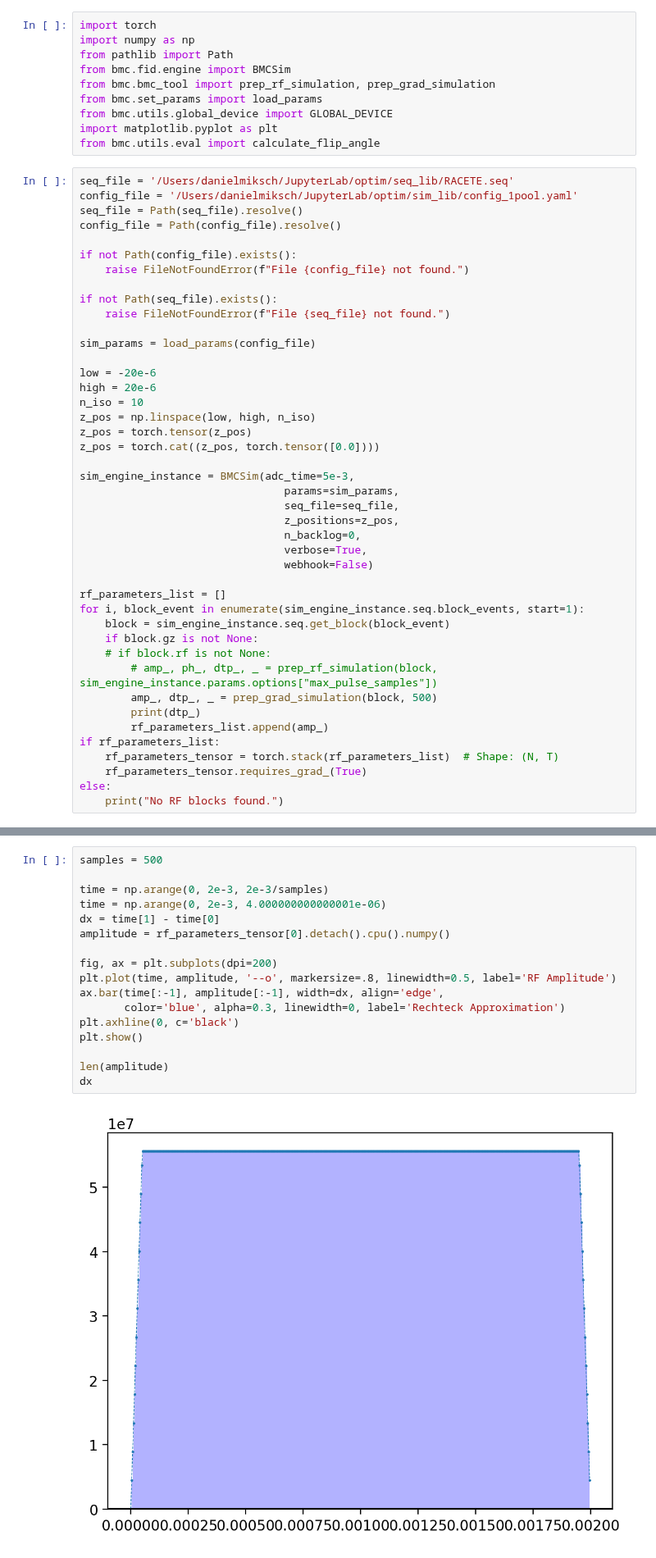
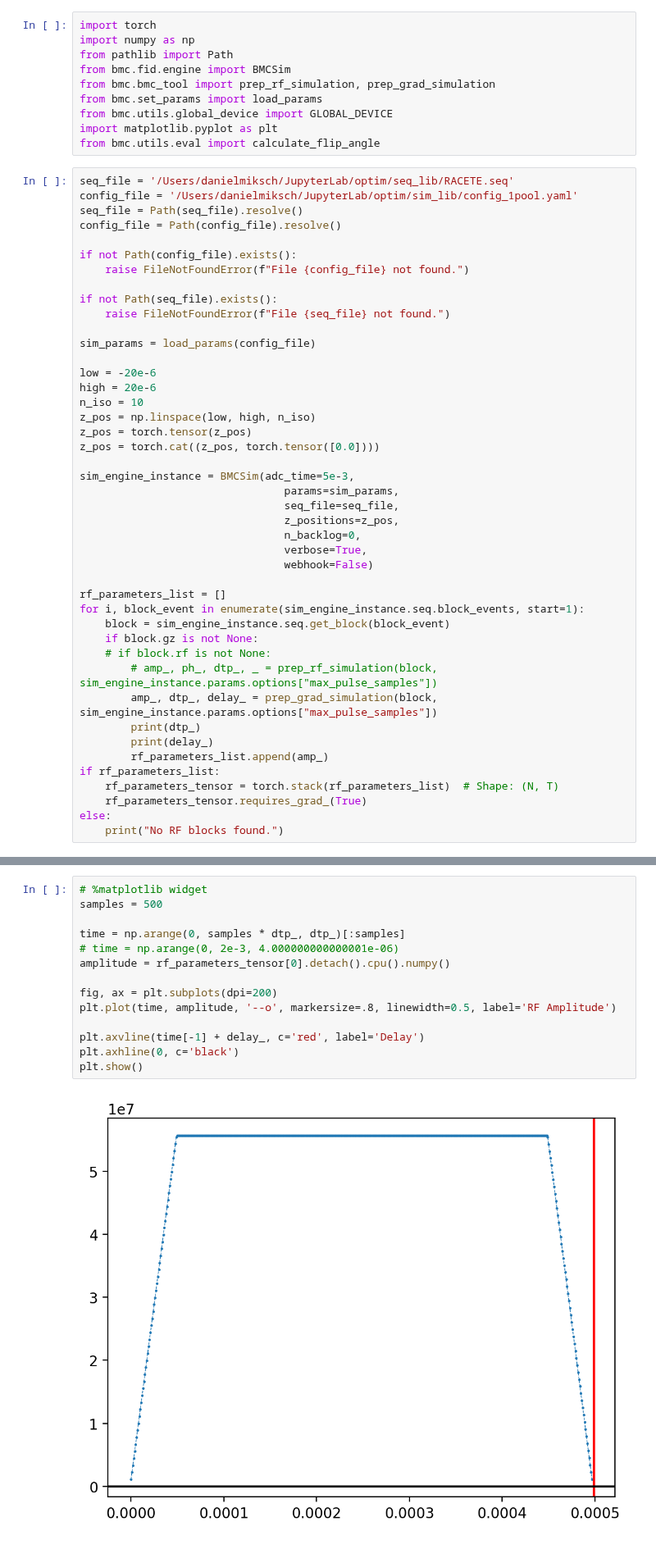
Before and after one commit to dantona02/optim, a Jupyter notebook: testing.ipynb, the cells around one changed output, grey strips where cells are left out. Shown at 82% size. Drawn from its saved outputs; the diff is of its cells as text.

Commit message:
Implemented simulatanious simulation of grad and rf

```diff
--- a/testing.ipynb
+++ b/testing.ipynb
@@ -189,8 +200,9 @@ for i, block_event in enumerate(sim_engine_instance.seq.block_events, start=1):
     if block.gz is not None:
     # if block.rf is not None:
         # amp_, ph_, dtp_, _ = prep_rf_simulation(block, sim_engine_instance.params.options["max_pulse_samples"])
-        amp_, dtp_, _ = prep_grad_simulation(block, 500)
+        amp_, dtp_, delay_ = prep_grad_simulation(block, sim_engine_instance.params.options["max_pulse_samples"])
         print(dtp_)
+        print(delay_)
         rf_parameters_list.append(amp_)
 if rf_parameters_list:
     rf_parameters_tensor = torch.stack(rf_parameters_list)  # Shape: (N, T)
@@ -203,19 +217,16 @@ else:
 # %%
+# %matplotlib widget
 samples = 500
 
-time = np.arange(0, 2e-3, 2e-3/samples)
-time = np.arange(0, 2e-3, 4.000000000000001e-06)
-dx = time[1] - time[0]
+time = np.arange(0, samples * dtp_, dtp_)[:samples]
+# time = np.arange(0, 2e-3, 4.000000000000001e-06)
 amplitude = rf_parameters_tensor[0].detach().cpu().numpy()
 
 fig, ax = plt.subplots(dpi=200)
 plt.plot(time, amplitude, '--o', markersize=.8, linewidth=0.5, label='RF Amplitude')
-ax.bar(time[:-1], amplitude[:-1], width=dx, align='edge',
-       color='blue', alpha=0.3, linewidth=0, label='Rechteck Approximation')
+
+plt.axvline(time[-1] + delay_, c='red', label='Delay')
 plt.axhline(0, c='black')
 plt.show()
-
-len(amplitude)
-dx
 # %% [output]
-[figure, old version]
+[figure, new version]
```
Also changed, not shown: parts of 11 cells of this notebook, 11 other files.
